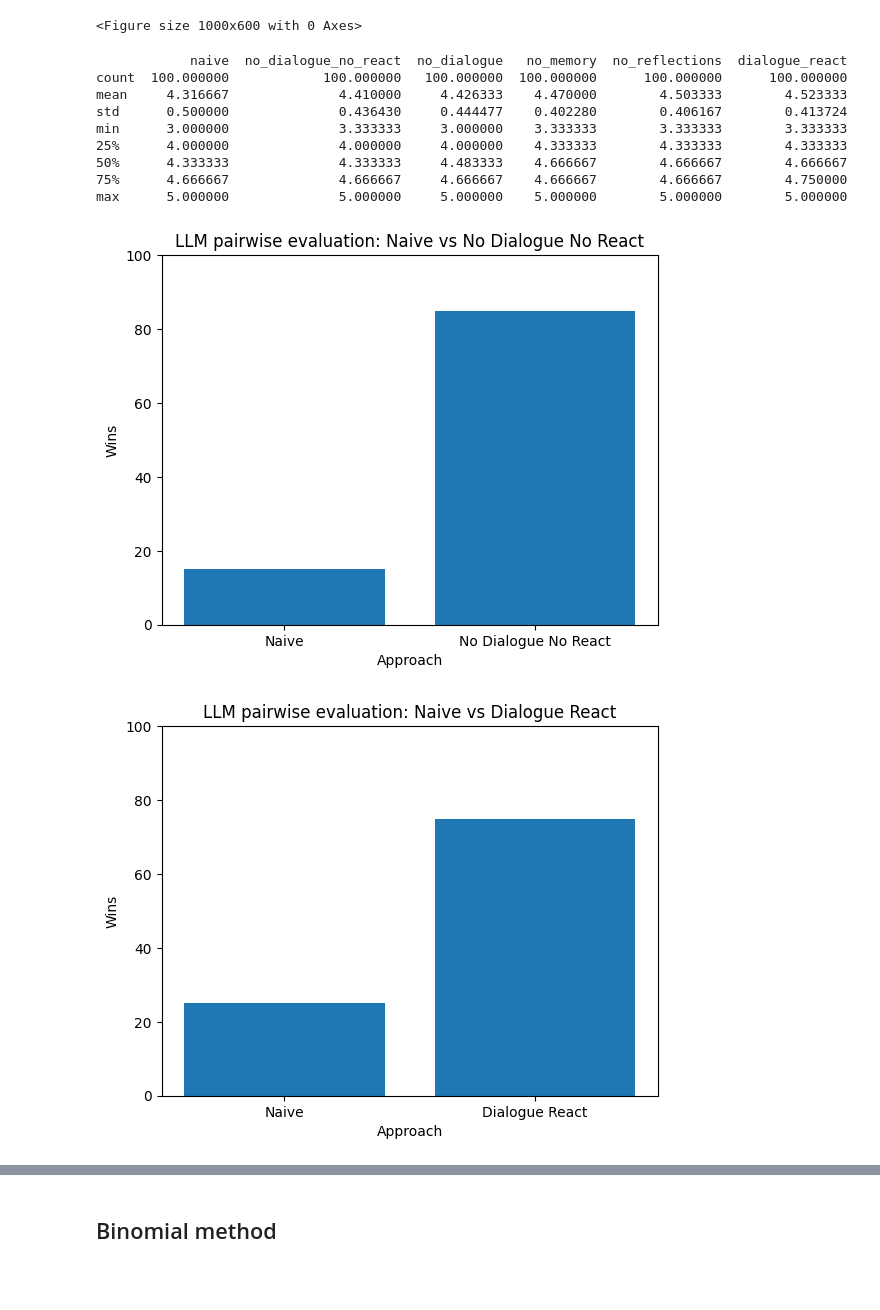
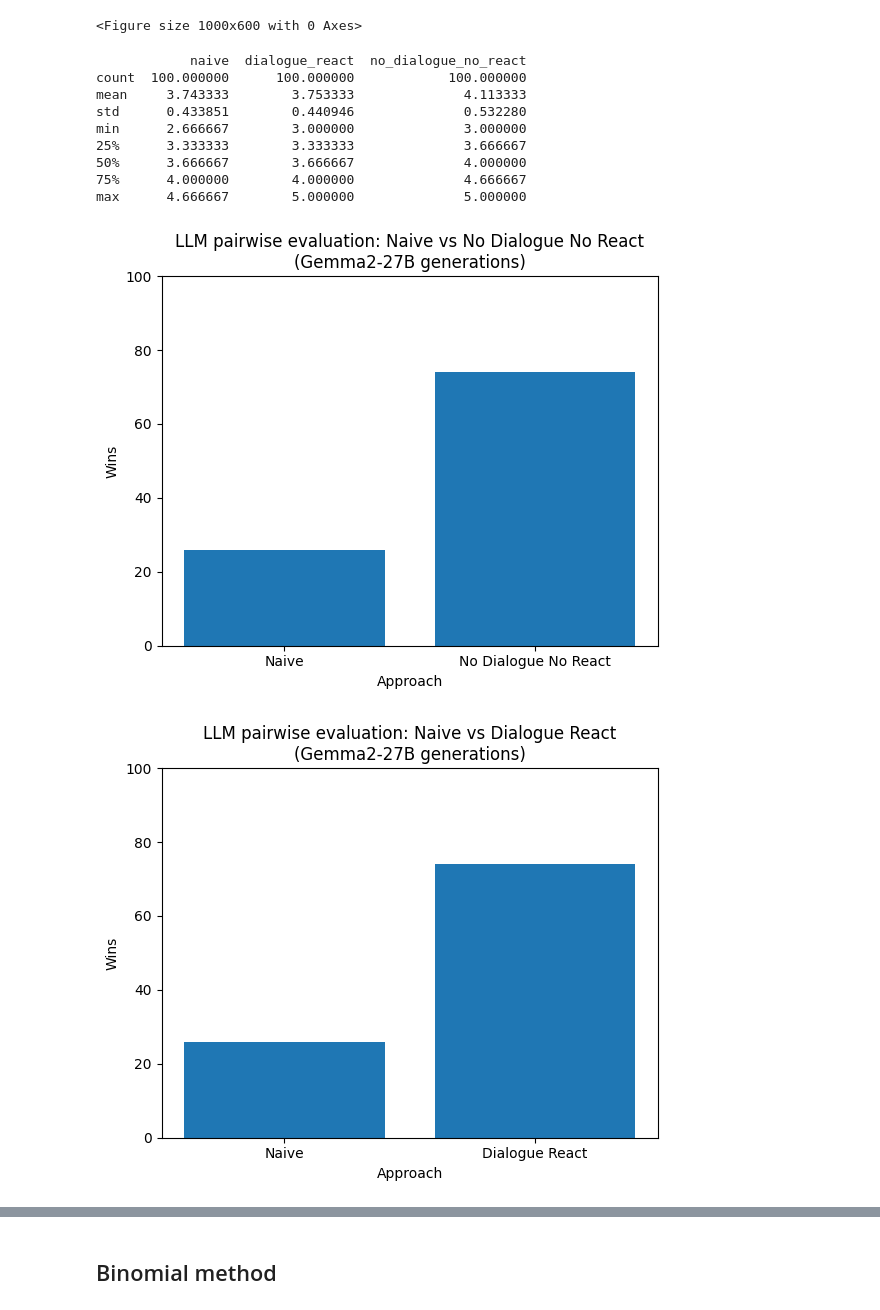
Before and after one commit to ruggsea/LLM-ABM-Chat, a Jupyter notebook: exploring_eval_results.ipynb, the cells around one changed output, grey strips where cells are left out. Drawn from its saved outputs; the diff is of its cells as text; code cells hidden in the pictures; blank space fills up the shorter version.

Commit message:
Final eval graphs

```diff
--- a/exploring_eval_results.ipynb
+++ b/exploring_eval_results.ipynb
@@ -1,10 +1,10 @@
 # %%
 # results are in thesis_generations/eval.json
 
-from running_eval import plot_eval_results
+from running_eval_gemma2 import plot_eval_results
 import os, random, json
 
-eval_dict= json.load(open('thesis_generations/eval.json'))
+eval_dict= json.load(open('thesis_generations/eval_gemma2.json'))
 # %%
 # plot llm pairwise singular results and save to thesis_generations/figures/llm_as_judge.png
 
@@ -25,43 +25,43 @@ pandas.set_option('display.width', 1000)
 
 print(df.describe())
 # %% [output]
-            naive  no_dialogue_no_react  no_dialogue   no_memory  no_reflections  dialogue_react
-count  100.000000            100.000000   100.000000  100.000000      100.000000      100.000000
-mean     4.316667              4.410000     4.426333    4.470000        4.503333        4.523333
-std      0.500000              0.436430     0.444477    0.402280        0.406167        0.413724
-min      3.000000              3.333333     3.000000    3.333333        3.333333        3.333333
-25%      4.000000              4.000000     4.000000    4.333333        4.333333        4.333333
-50%      4.333333              4.333333     4.483333    4.666667        4.666667        4.666667
-75%      4.666667              4.666667     4.666667    4.666667        4.666667        4.750000
-max      5.000000              5.000000     5.000000    5.000000        5.000000        5.000000
+            naive  dialogue_react  no_dialogue_no_react
+count  100.000000      100.000000            100.000000
+mean     3.743333        3.753333              4.113333
+std      0.433851        0.440946              0.532280
+min      2.666667        3.000000              3.000000
+25%      3.333333        3.333333              3.666667
+50%      3.666667        3.666667              4.000000
+75%      4.000000        4.000000              4.666667
+max      4.666667        5.000000              5.000000
 # %%
 llm_judge_pairwise_matchups=[("naive", "no_dialogue_no_react"), ("naive", "dialogue_react"), ("no_dialogue_no_react", "dialogue_react")]
 llm_judge_pairwise= eval_dict["llm_as_judge_pairwise"]
 # plot each matchup as a bar chart
 import matplotlib.pyplot as plt
 
 for i, match in enumerate(llm_judge_pairwise_matchups):
     # joined name is the name of the two approaches joined by an underscore
     joined_name= "_".join(match)
     # remove underscors in the competitor names
     competitor_a, competitor_b= match
     competitor_a= competitor_a.replace("_", " ")
     competitor_b= competitor_b.replace("_", " ")
     # make the names camel case
     competitor_a= competitor_a.title()
     competitor_b= competitor_b.title()
 
     plt.figure()
     # count instances of A in the vector
     competitor_a_wins= llm_judge_pairwise[joined_name].count("A")
     competitor_b_wins= llm_judge_pairwise[joined_name].count("B")
     plt.ylim(0, 100)
     plt.bar([competitor_a, competitor_b], [competitor_a_wins, competitor_b_wins])
-    plt.title(f"LLM pairwise evaluation: {competitor_a} vs {competitor_b}")
+    plt.title(f"LLM pairwise evaluation: {competitor_a} vs {competitor_b}\n(Gemma2-27B generations)")
     plt.ylabel("Wins")
     plt.xlabel("Approach")
-    plt.savefig(f"thesis_generations/figures/llm_pairwise_{joined_name}.png")
+    plt.savefig(f"thesis_generations/figures/gemma2_llm_pairwise_{joined_name}.png")
     plt.show()
 # %% [output]
-[figure, old version]
+[figure, new version]
-[figure, old version]
+[figure, new version]
```
Also changed, not shown: parts of 7 cells of this notebook, 5 other files.
